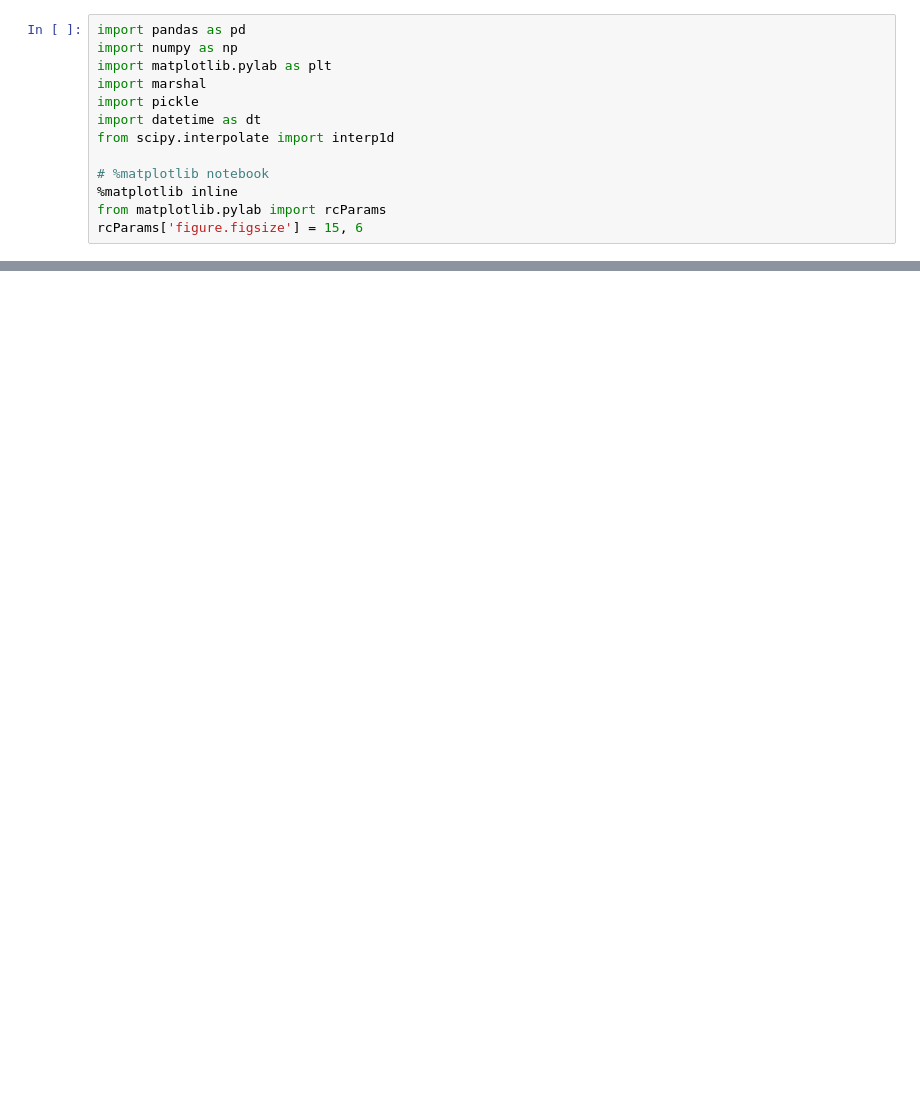
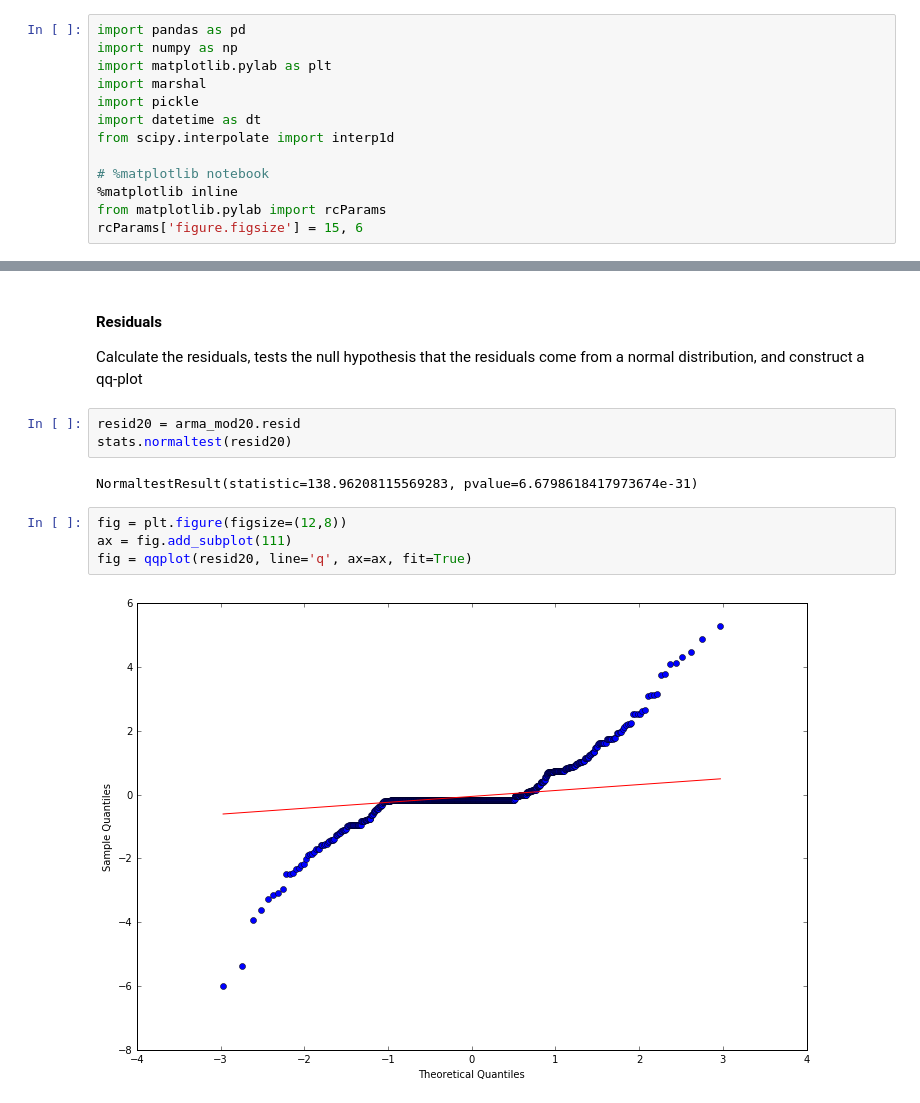
Before and after one commit to jake-g/parking-app, a Jupyter notebook: experiments/jake_scripts/timeseries_analysis.ipynb, the cells around one changed output, grey strips where cells are left out. Drawn from its saved outputs; the diff is of its cells as text; blank space fills up the shorter version.

```diff
--- a/experiments/jake_scripts/timeseries_analysis.ipynb
+++ b/experiments/jake_scripts/timeseries_analysis.ipynb
@@ -65,0 +120,14 @@ Paystation 8005 popularity = 20483
+# %% [markdown]
+#### Residuals
+Calculate the residuals, tests the null hypothesis that the residuals come from a normal distribution, and construct a qq-plot
+# %%
+resid20 = arma_mod20.resid
+stats.normaltest(resid20)
+# %% [output]
+NormaltestResult(statistic=138.96208115569283, pvalue=6.6798618417973674e-31)
+# %%
+fig = plt.figure(figsize=(12,8))
+ax = fig.add_subplot(111)
+fig = qqplot(resid20, line='q', ax=ax, fit=True)
+# %% [output]
+[figure, added]
```
Also changed, not shown: parts of 20 cells of this notebook, 2 other files.
